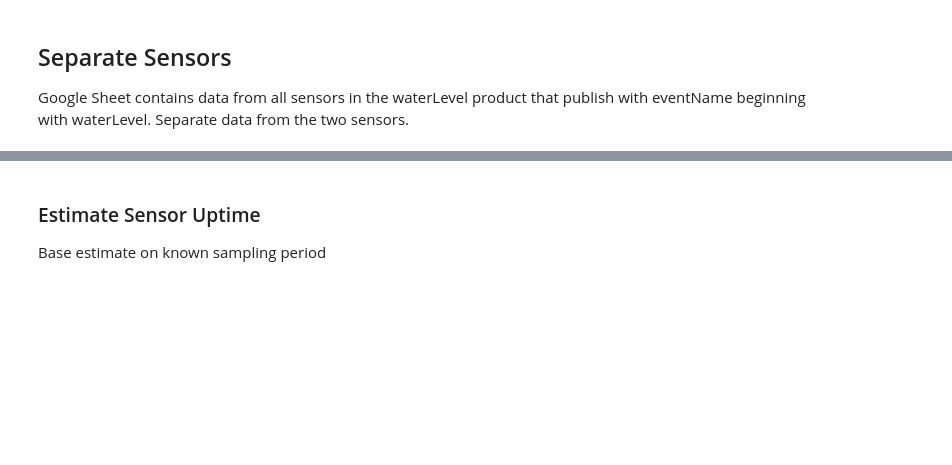
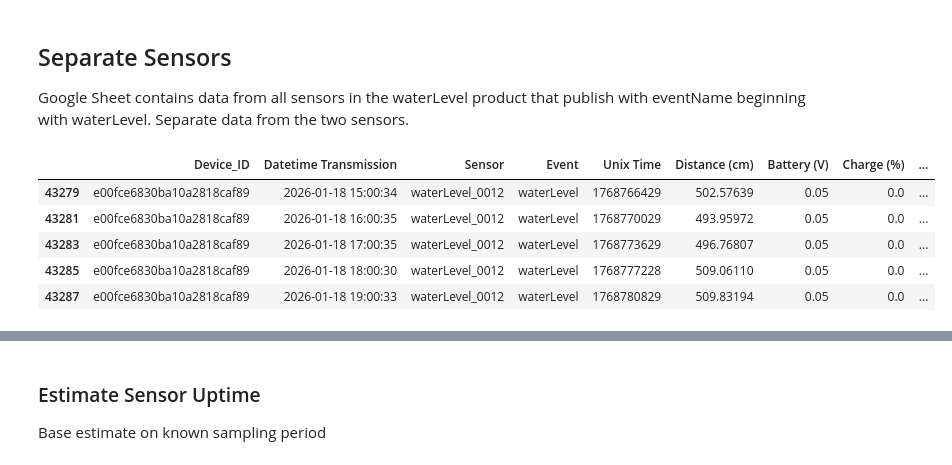
Before and after one commit to COAST-Lab/Open-Water-Level, a Jupyter notebook: Data Analysis/open_water_level_analysis_singleSensor_20260120.ipynb, the cells around one changed output, grey strips where cells are left out. Saved outputs shown, nothing was run; the diff lists cells and outputs as text; code cells hidden in the pictures; blank space fills up the shorter version.

```diff
--- a/Data Analysis/open_water_level_analysis_singleSensor_20260120.ipynb
+++ b/Data Analysis/open_water_level_analysis_singleSensor_20260120.ipynb
@@ -69,5 +69,13 @@ Google Sheet contains data from all sensors in the waterLevel product that publi
 # %%
 # Filter out values noting that sensor id changed
 sensorName = 'waterLevel_0012'
 filt_wl = np.where((df_full['Sensor']==sensorName)) # | (df_full['Sensor']=='waterLevel_0002'))
-df_selectSensor = df_full.iloc[filt_wl]
+df_selectSensor_withDups = df_full.iloc[filt_wl] # could have duplicate values
+df_selectSensor_withDups.head()
+# %% [output]
+|  | Device_ID | Datetime Transmission | Sensor | Event | Unix Time | Distance (cm) | Battery (V) | Charge (%) | ... |
+| 43279 | e00fce6830ba10a2818caf89 | 2026-01-18 15:00:34 | waterLevel_0012 | waterLevel | 1768766429 | 502.57639 | 0.05 | 0.0 | ... |
+| 43281 | e00fce6830ba10a2818caf89 | 2026-01-18 16:00:35 | waterLevel_0012 | waterLevel | 1768770029 | 493.95972 | 0.05 | 0.0 | ... |
+| 43283 | e00fce6830ba10a2818caf89 | 2026-01-18 17:00:35 | waterLevel_0012 | waterLevel | 1768773629 | 496.76807 | 0.05 | 0.0 | ... |
+| 43285 | e00fce6830ba10a2818caf89 | 2026-01-18 18:00:30 | waterLevel_0012 | waterLevel | 1768777228 | 509.06110 | 0.05 | 0.0 | ... |
+| 43287 | e00fce6830ba10a2818caf89 | 2026-01-18 19:00:33 | waterLevel_0012 | waterLevel | 1768780829 | 509.83194 | 0.05 | 0.0 | ... |
```
Also changed, not shown: parts of 6 cells of this notebook, 1 other file.
